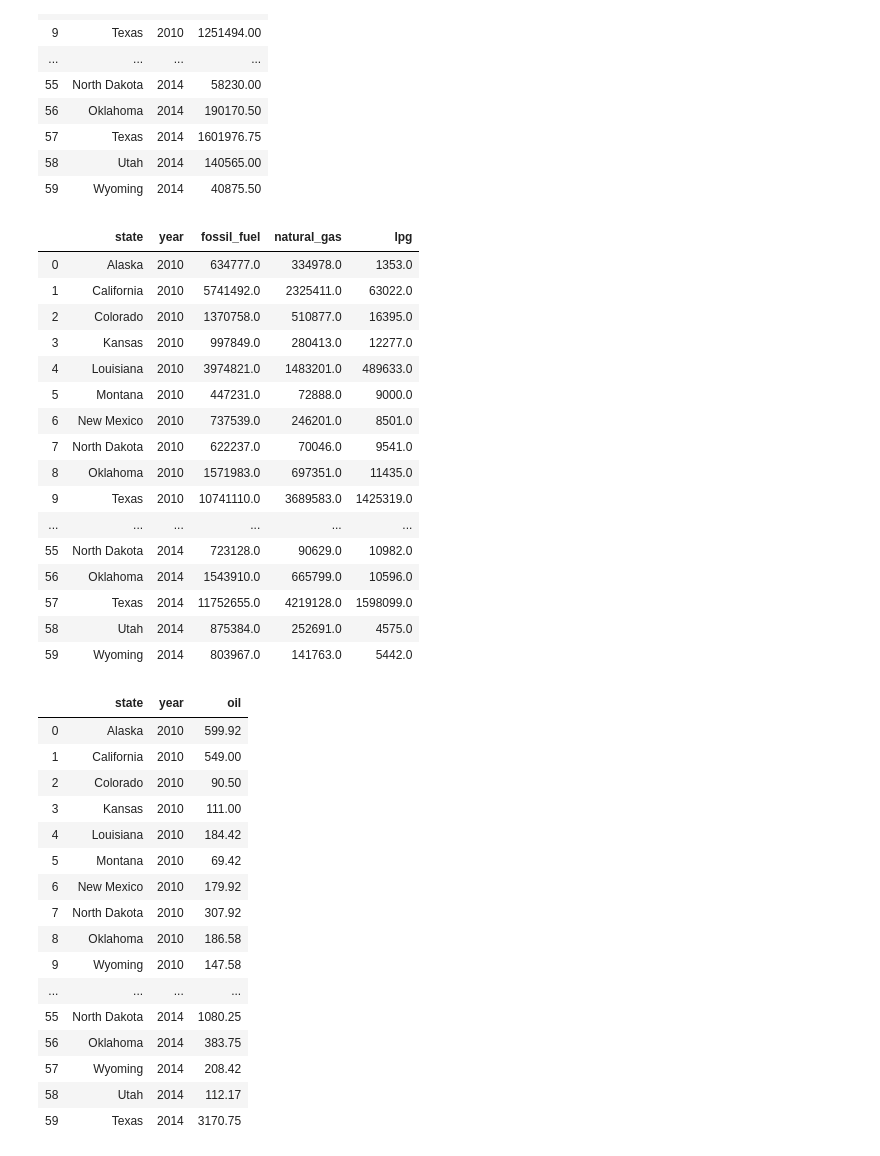
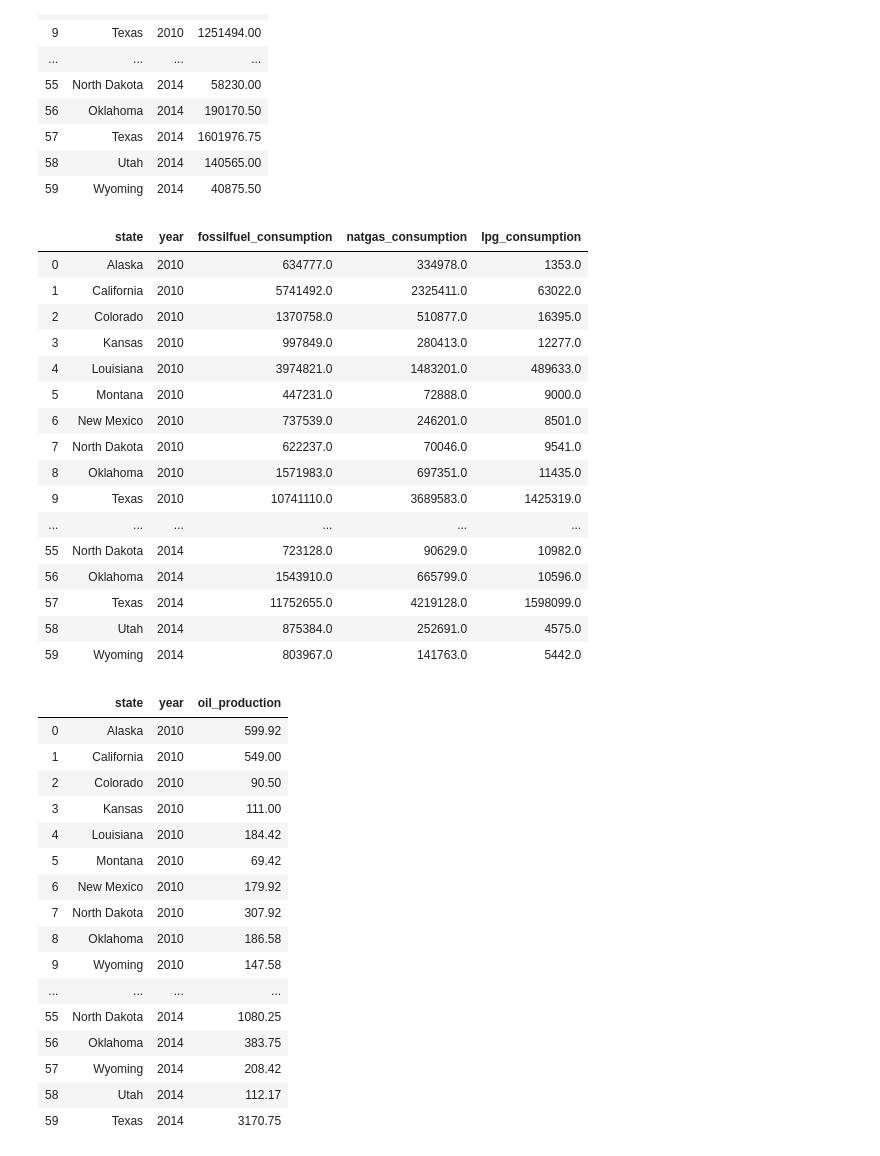
Before and after one commit to sgk2004/ETL-of-Oil-Gas-Data, a Jupyter notebook: Oil and Gas/data_etl.ipynb, the cells around one changed output. Drawn from its saved outputs; the diff is of its cells as text; code cells hidden in the pictures.

```diff
--- a/Oil and Gas/data_etl.ipynb
+++ b/Oil and Gas/data_etl.ipynb
@@ -656,9 +650,9 @@ pd.read_sql_query('select * from gdp', con=engine)
 | 58 | Utah | 2014 | 140565.00 |
 | 59 | Wyoming | 2014 | 40875.50 |
 # %%
-pd.read_sql_query('select * from energy_consumption', con=engine)
+pd.read_sql_query('select * from energy_data', con=engine)
 # %% [output]
-|  | state | year | fossil_fuel | natural_gas | lpg |
+|  | state | year | fossilfuel_consumption | natgas_consumption | lpg_consumption |
 | 0 | Alaska | 2010 | 634777.0 | 334978.0 | 1353.0 |
 | 1 | California | 2010 | 5741492.0 | 2325411.0 | 63022.0 |
 | 2 | Colorado | 2010 | 1370758.0 | 510877.0 | 16395.0 |
@@ -676,9 +670,9 @@ pd.read_sql_query('select * from energy_consumption', con=engine)
 | 58 | Utah | 2014 | 875384.0 | 252691.0 | 4575.0 |
 | 59 | Wyoming | 2014 | 803967.0 | 141763.0 | 5442.0 |
 # %%
-pd.read_sql_query('select * from oil_production', con=engine)
+pd.read_sql_query('select * from crude_oil', con=engine)
 # %% [output]
-|  | state | year | oil |
+|  | state | year | oil_production |
 | 0 | Alaska | 2010 | 599.92 |
 | 1 | California | 2010 | 549.00 |
 | 2 | Colorado | 2010 | 90.50 |
```
Also changed, not shown: parts of 21 cells of this notebook.
